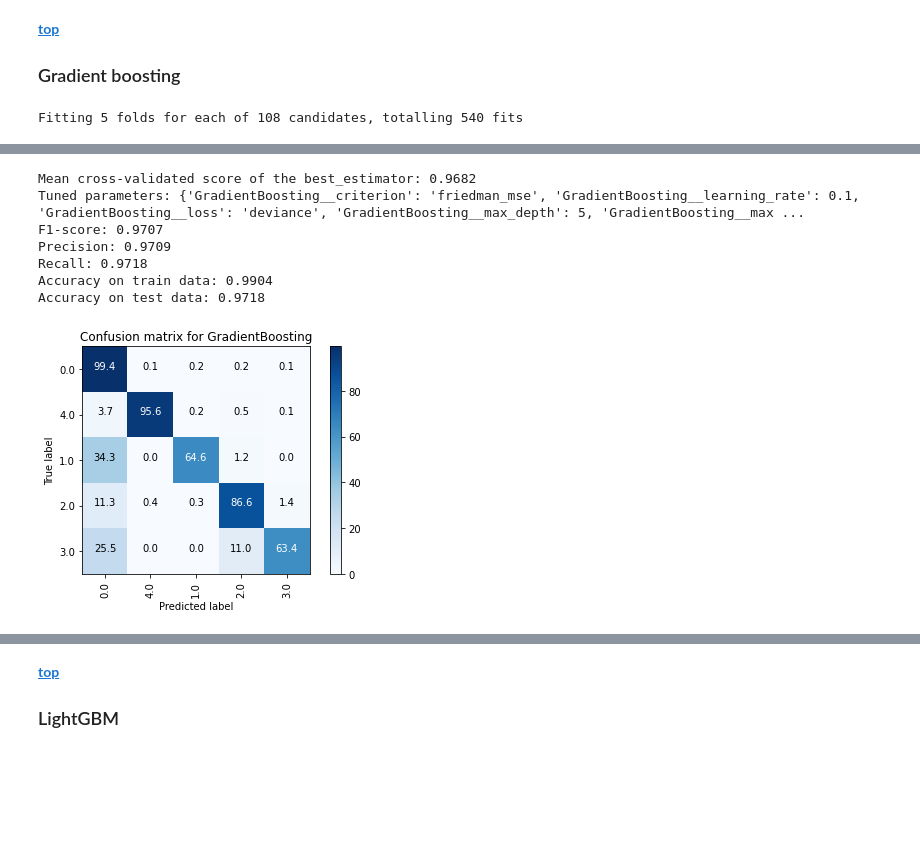
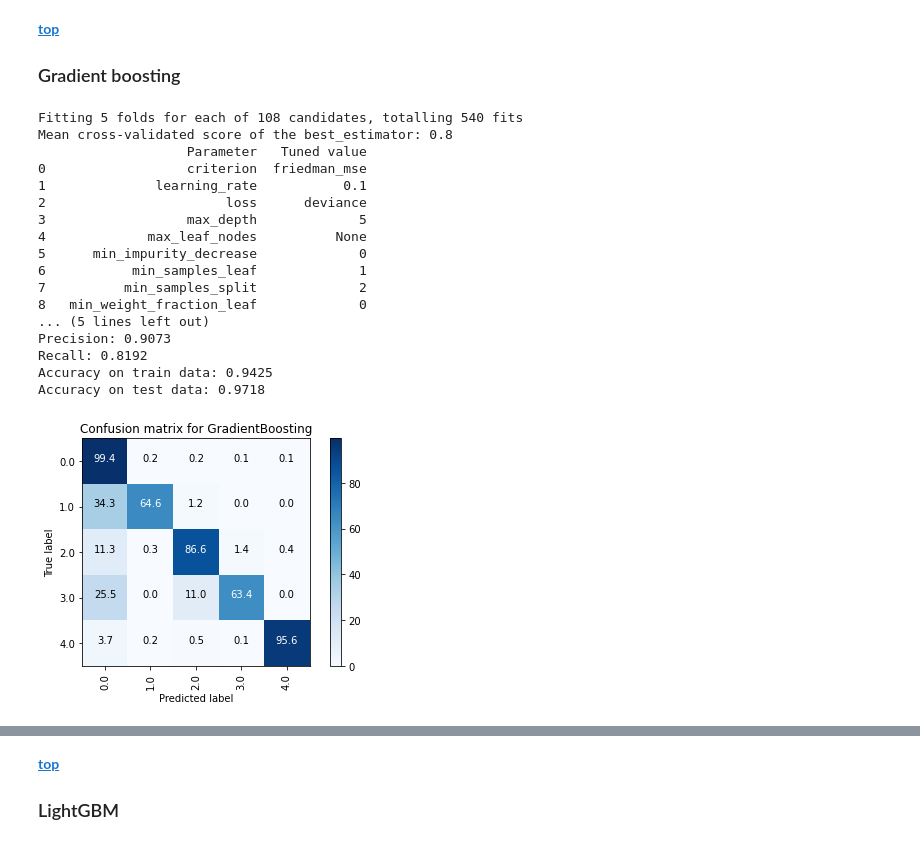
Before and after one commit to nastiag67/ecgn, a Jupyter notebook: README.ipynb, the cells around one changed output, grey strips where cells are left out. Drawn from its saved outputs; the diff is of its cells as text; code cells hidden in the pictures; blank space fills up the shorter version.

```diff
--- a/README.ipynb
+++ b/README.ipynb
@@ -380,33 +404,49 @@ steps=[]
 parameters = {
     'GradientBoosting__loss': ['deviance'],  # 'deviance'
     'GradientBoosting__learning_rate': [0.1, 0.5, 0.01],  # 0.1
     'GradientBoosting__n_estimators': [100, 500, 50],  # 100
     'GradientBoosting__subsample': [1, 0.5, 0.7],  # 1
     'GradientBoosting__criterion': ['friedman_mse'],  # 'friedman_mse'
     'GradientBoosting__min_samples_split': [2, 5],  # 2
     'GradientBoosting__min_samples_leaf': [1],  # 1
     'GradientBoosting__min_weight_fraction_leaf': [0],  # 0
     'GradientBoosting__max_depth': [3, 5],  # 3
     'GradientBoosting__min_impurity_decrease': [0],  # 0
 #     'GradientBoosting__max_features': [None, 'auto', 'sqrt', 'log2'],  # None
     'GradientBoosting__max_leaf_nodes': [None],  # None
     'GradientBoosting__validation_fraction': [0.1],  # 0.1
     'GradientBoosting__n_iter_no_change': [5],  # 0
 }
 
-model_gb = cls_models.checkmodel(
+model_gb, y_pre_gb = cls_models.checkmodel(
                                     name,
                                     model,
                                     steps=steps,
                                     parameters=parameters,
-                                    average='weighted',
+                                    average='macro',
                                     multiclass=True,
                                     metric='recall',
                                     randomized_search=False,
                                     nfolds=5,
                                     n_jobs=56,
                                     verbose=1
                                     )
-# plt.savefig("learning.png", dpi=300, bbox_inches='tight')
 # %% [output]
 Fitting 5 folds for each of 108 candidates, totalling 540 fits
+Mean cross-validated score of the best_estimator: 0.8
+                   Parameter   Tuned value
+0                  criterion  friedman_mse
+1              learning_rate           0.1
+2                       loss      deviance
+3                  max_depth             5
+4             max_leaf_nodes          None
+5      min_impurity_decrease             0
+6           min_samples_leaf             1
+7          min_samples_split             2
+8   min_weight_fraction_leaf             0
+... (5 lines left out)
+Precision: 0.9073
+Recall: 0.8192
+Accuracy on train data: 0.9425
+Accuracy on test data: 0.9718
+[figure, new version]
@@ -417,8 +453,0 @@ Fitting 5 folds for each of 108 candidates, totalling 540 fits
-Mean cross-validated score of the best_estimator: 0.9682
-Tuned parameters: {'GradientBoosting__criterion': 'friedman_mse', 'GradientBoosting__learning_rate': 0.1, 'GradientBoosting__loss': 'deviance', 'GradientBoosting__max_depth': 5, 'GradientBoosting__max ...
-F1-score: 0.9707
-Precision: 0.9709
-Recall: 0.9718
-Accuracy on train data: 0.9904
-Accuracy on test data: 0.9718
-[figure, old version]
```
Also changed, not shown: parts of 25 cells of this notebook, 6 other files.
